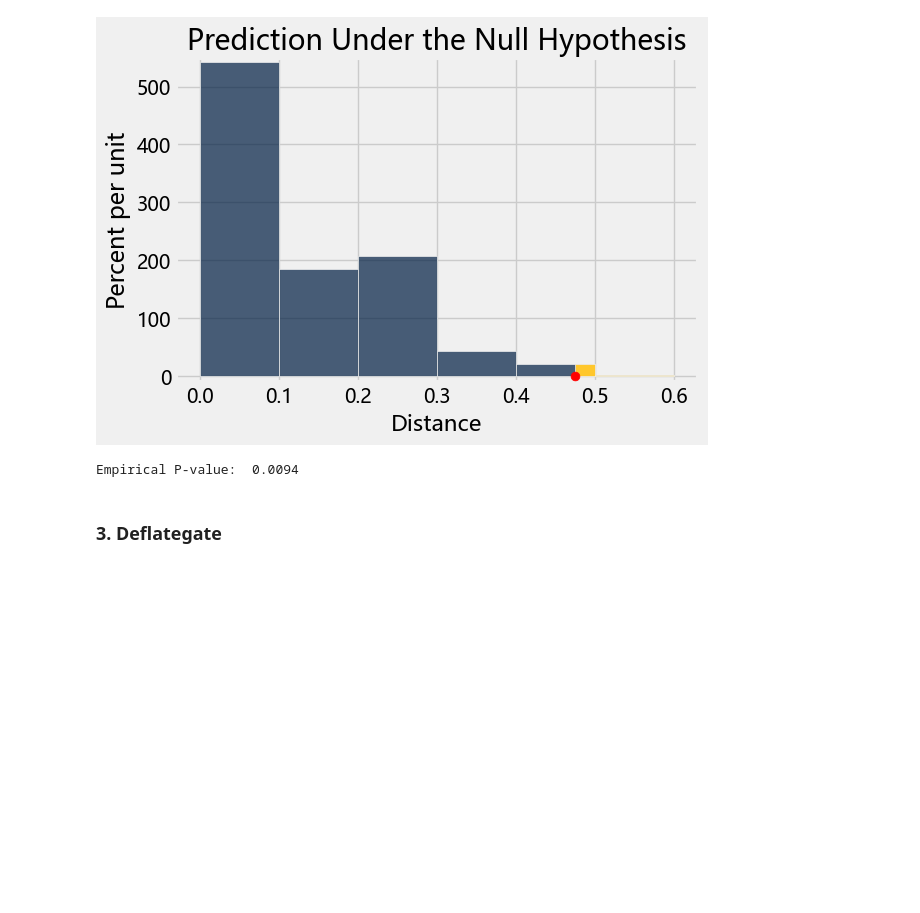
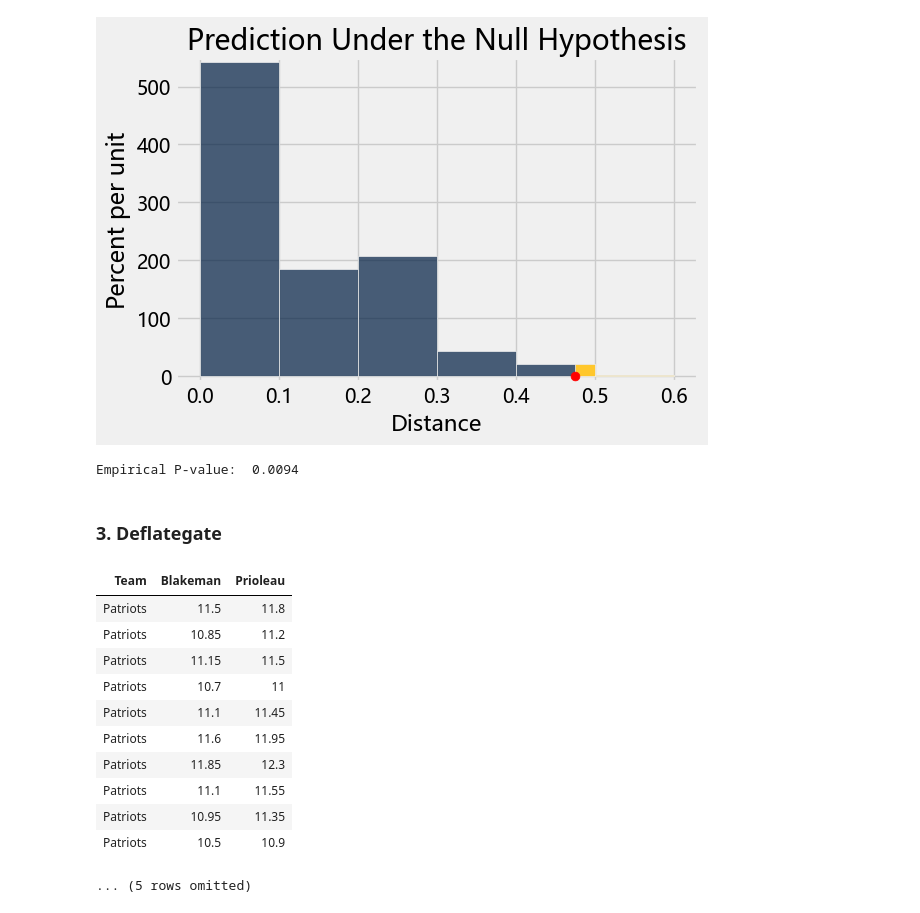
Before and after one commit to Matthew-HMS/Datascience101, a Jupyter notebook: Two_samples.ipynb, the cells around one changed output. Cells and saved outputs as stored; diff of their text form; code cells hidden in the pictures; blank space fills up the shorter version.

```diff
--- a/Two_samples.ipynb
+++ b/Two_samples.ipynb
@@ -311,3 +311,19 @@ from datascience import *
 import matplotlib.pyplot as plots
 plots.style.use('fivethirtyeight')
 import numpy as np
+# %%
+football = Table.read_table('https://github.com/Matthew-HMS/datascience_material/raw/main/assets/data/deflategate.csv')
+football
+# %% [output]
+| Team | Blakeman | Prioleau |
+| Patriots | 11.5 | 11.8 |
+| Patriots | 10.85 | 11.2 |
+| Patriots | 11.15 | 11.5 |
+| Patriots | 10.7 | 11 |
+| Patriots | 11.1 | 11.45 |
+| Patriots | 11.6 | 11.95 |
+| Patriots | 11.85 | 12.3 |
+| Patriots | 11.1 | 11.55 |
+| Patriots | 10.95 | 11.35 |
+| Patriots | 10.5 | 10.9 |
+... (5 rows omitted)
```
Also changed, not shown: parts of 15 cells of this notebook, 1 other file.
